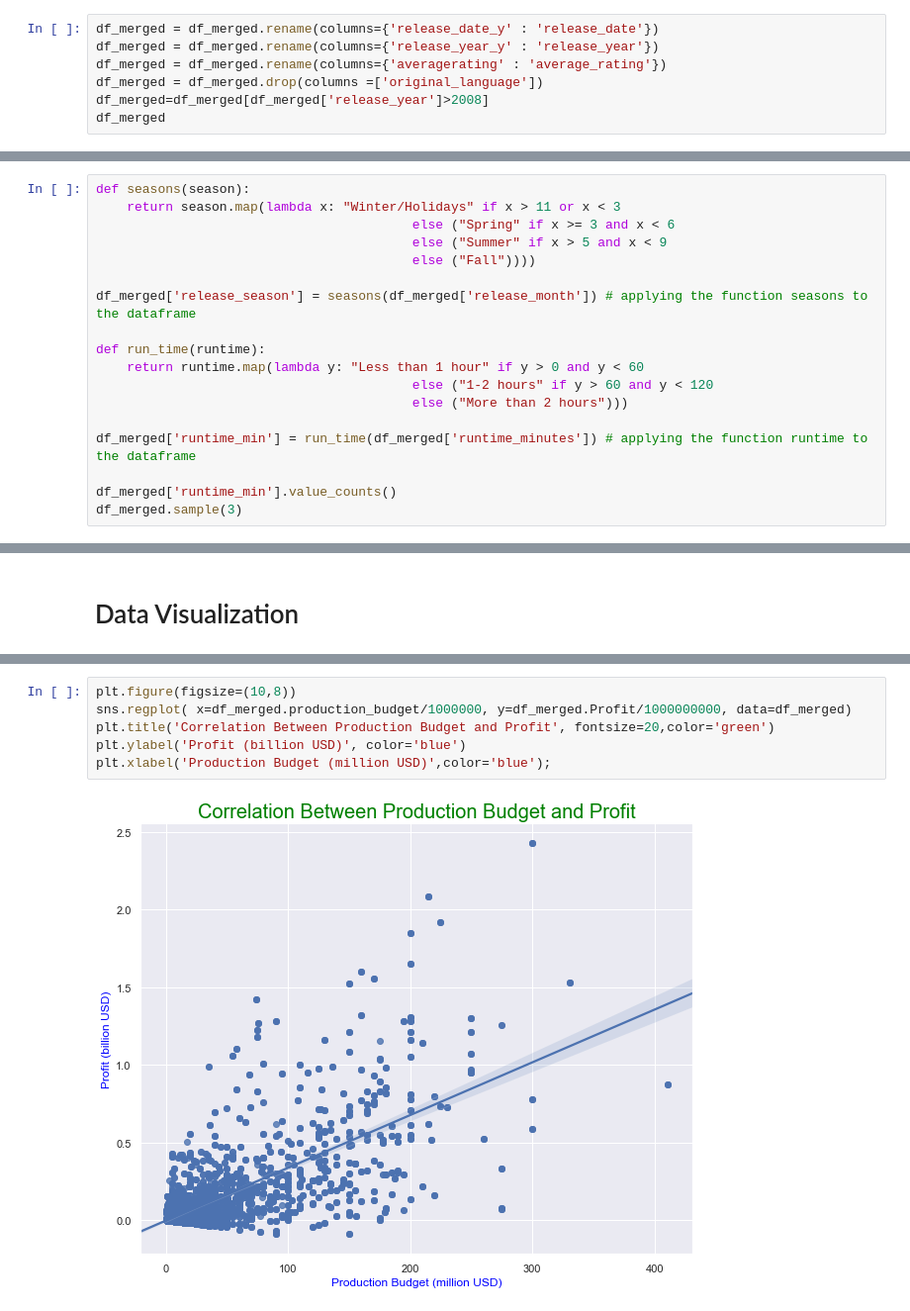
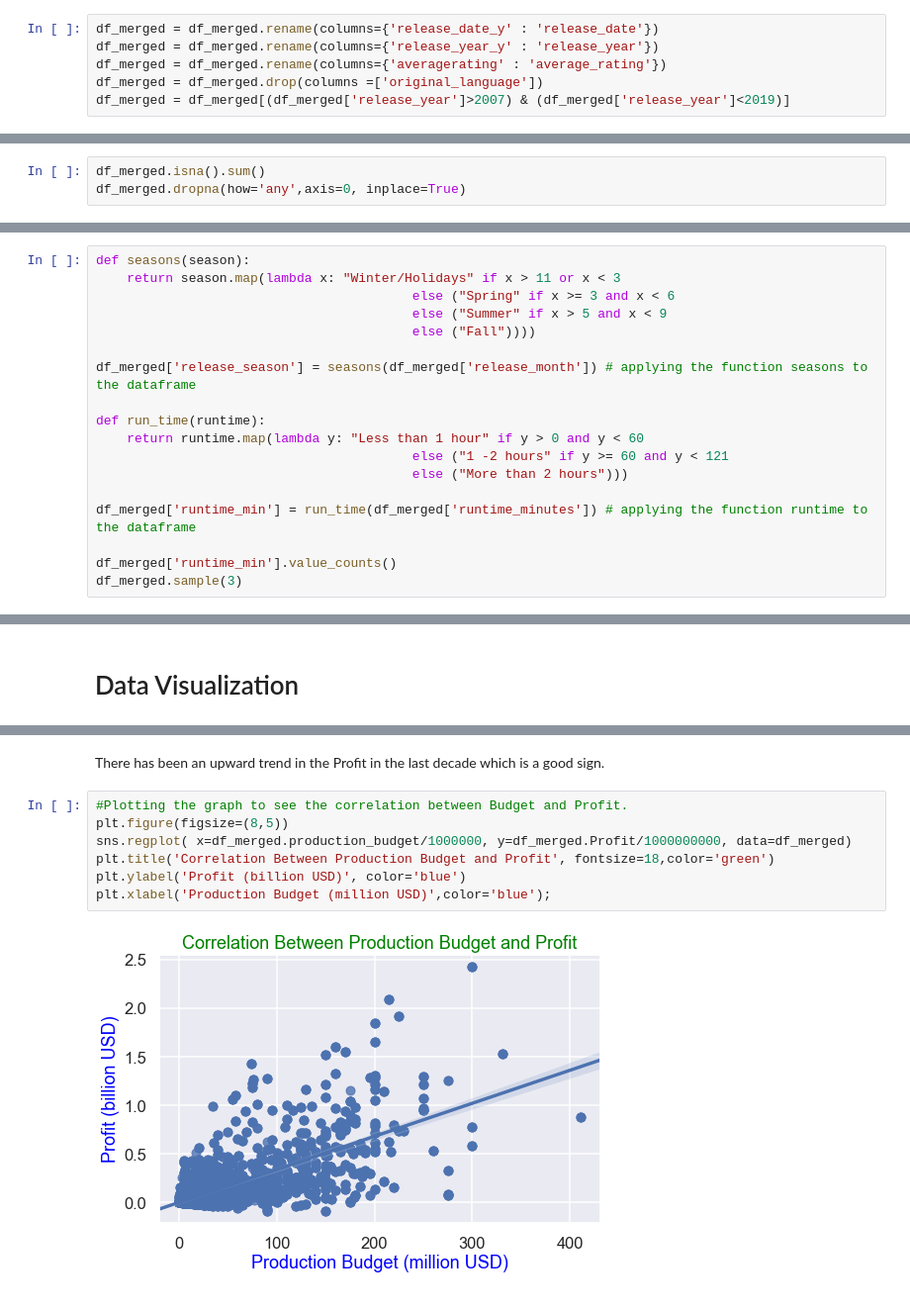
Before and after one commit to Menonvid/Box-office-predictions, a Jupyter notebook: Final Draft Proj 1.ipynb, the cells around one changed output, grey strips where cells are left out. Shown at 99% size. Saved outputs shown, nothing was run; the diff lists cells and outputs as text.

```diff
--- a/Final Draft Proj 1.ipynb
+++ b/Final Draft Proj 1.ipynb
@@ -400,5 +387,4 @@ df_merged = df_merged.rename(columns={'release_date_y' : 'release_date'})
 df_merged = df_merged.rename(columns={'release_year_y' : 'release_year'})
 df_merged = df_merged.rename(columns={'averagerating' : 'average_rating'})
 df_merged = df_merged.drop(columns =['original_language'])
-df_merged=df_merged[df_merged['release_year']>2008]
-df_merged
+df_merged = df_merged[(df_merged['release_year']>2007) & (df_merged['release_year']<2019)]
@@ -434,0 +391,3 @@ dtype: int64
+# %%
+df_merged.isna().sum()
+df_merged.dropna(how='any',axis=0, inplace=True)
@@ -486,7 +460,7 @@ df_merged['release_season'] = seasons(df_merged['release_month']) # applying the
 
 def run_time(runtime):
     return runtime.map(lambda y: "Less than 1 hour" if y > 0 and y < 60
-                                         else ("1-2 hours" if y > 60 and y < 120
+                                         else ("1 -2 hours" if y >= 60 and y < 121
                                          else ("More than 2 hours")))
 
 df_merged['runtime_min'] = run_time(df_merged['runtime_minutes']) # applying the function runtime to the dataframe
@@ -546,8 +515,11 @@ ax1.set_ylabel('Profit (billion USD)',fontsize=15,color='blue');
+# %% [markdown]
+There has been an upward trend in the Profit in the last decade which is a good sign.
 # %%
-plt.figure(figsize=(10,8))
+#Plotting the graph to see the correlation between Budget and Profit.
+plt.figure(figsize=(8,5))
 sns.regplot( x=df_merged.production_budget/1000000, y=df_merged.Profit/1000000000, data=df_merged)
-plt.title('Correlation Between Production Budget and Profit', fontsize=20,color='green')
+plt.title('Correlation Between Production Budget and Profit', fontsize=18,color='green')
 plt.ylabel('Profit (billion USD)', color='blue')
 plt.xlabel('Production Budget (million USD)',color='blue');
 # %% [output]
-[figure, old version]
+[figure, new version]
```
Also changed, not shown: parts of 41 cells of this notebook, 2 other files.
